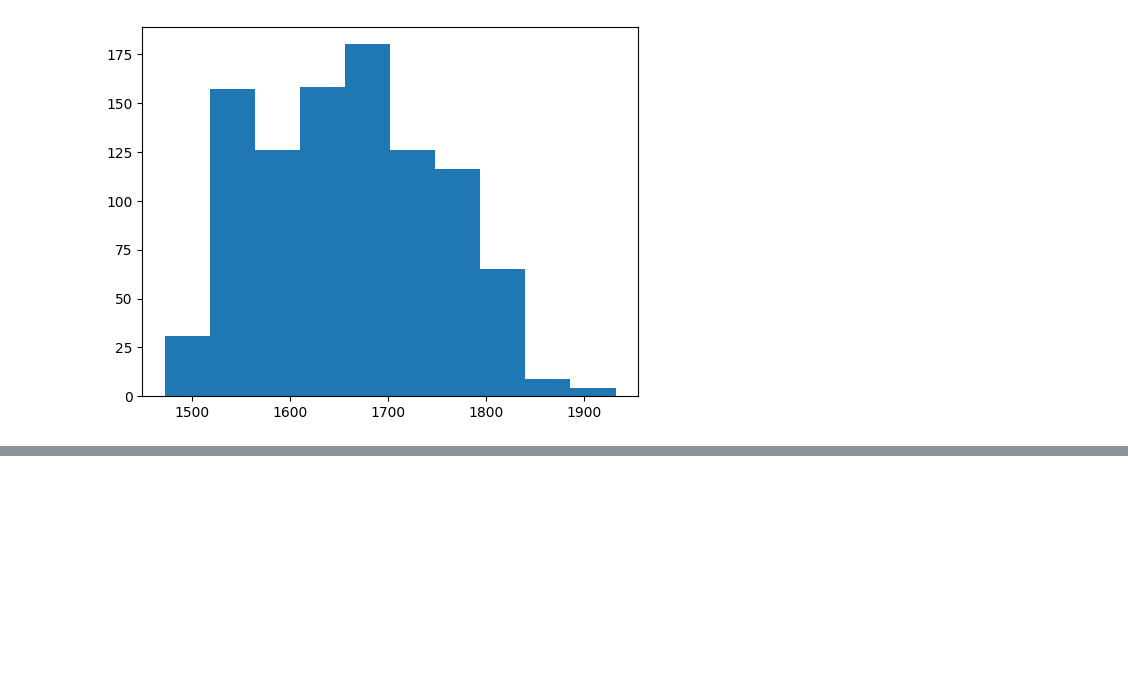
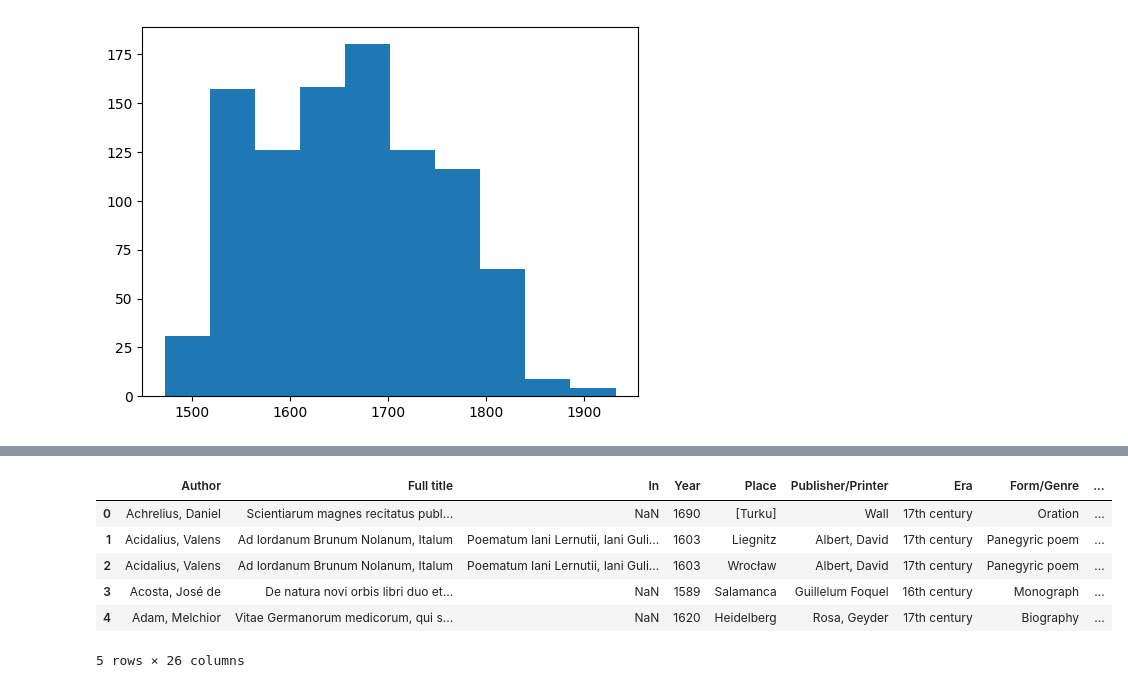
Before and after one commit to utaysi/EuPaC_noscemus, a Jupyter notebook: NOSCEMUS_metadat.ipynb, the cells around one changed output, grey strips where cells are left out. Drawn from its saved outputs; the diff is of its cells as text; code cells hidden in the pictures; blank space fills up the shorter version.

```diff
--- a/NOSCEMUS_metadat.ipynb
+++ b/NOSCEMUS_metadat.ipynb
@@ -35,0 +43,14 @@ metadata_subset.to_excel('place_meta.xlsx')
+# %%
+# separate places
+noscemus_metadata['Place'] = noscemus_metadata['Place'].str.split(',')
+noscemus_metadata = noscemus_metadata.explode('Place').reset_index(drop=True)
+
+noscemus_metadata.head()
+# %% [output]
+|  | Author | Full title | In | Year | Place | Publisher/Printer | Era | Form/Genre | ... |
+| 0 | Achrelius, Daniel | Scientiarum magnes recitatus publ... | NaN | 1690 | [Turku] | Wall | 17th century | Oration | ... |
+| 1 | Acidalius, Valens | Ad Iordanum Brunum Nolanum, Italum | Poematum Iani Lernutii, Iani Guli... | 1603 | Liegnitz | Albert, David | 17th century | Panegyric poem | ... |
+| 2 | Acidalius, Valens | Ad Iordanum Brunum Nolanum, Italum | Poematum Iani Lernutii, Iani Guli... | 1603 | Wrocław | Albert, David | 17th century | Panegyric poem | ... |
+| 3 | Acosta, José de | De natura novi orbis libri duo et... | NaN | 1589 | Salamanca | Guillelum Foquel | 16th century | Monograph | ... |
+| 4 | Adam, Melchior | Vitae Germanorum medicorum, qui s... | NaN | 1620 | Heidelberg | Rosa, Geyder | 17th century | Biography | ... |
+5 rows × 26 columns
```
Also changed, not shown: parts of 5 cells of this notebook, 1 other file.
